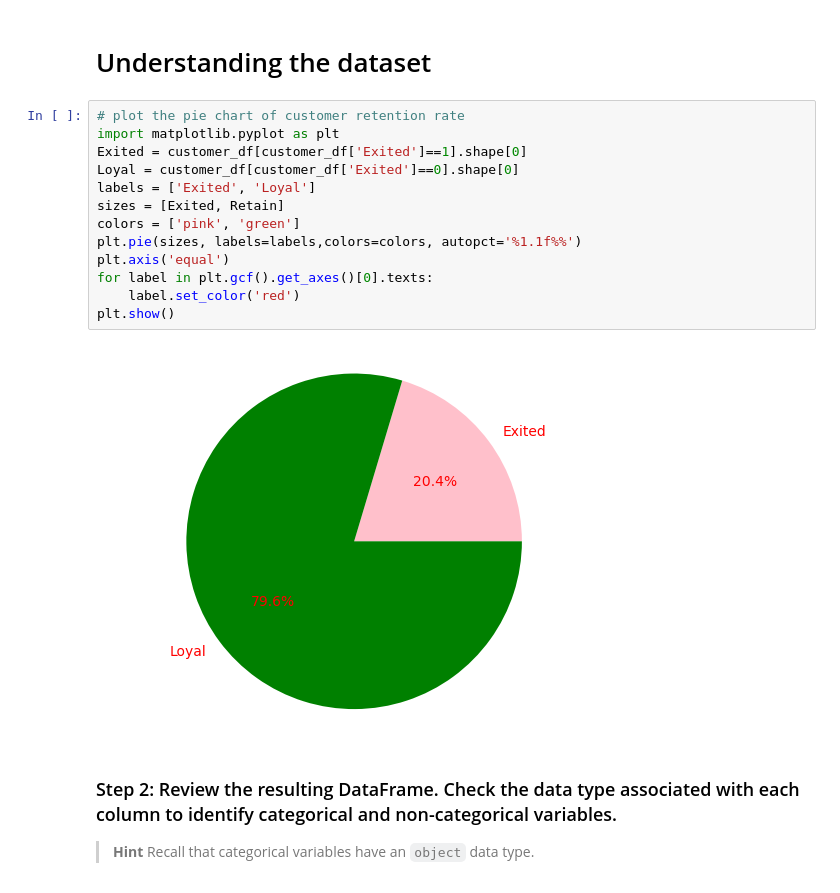
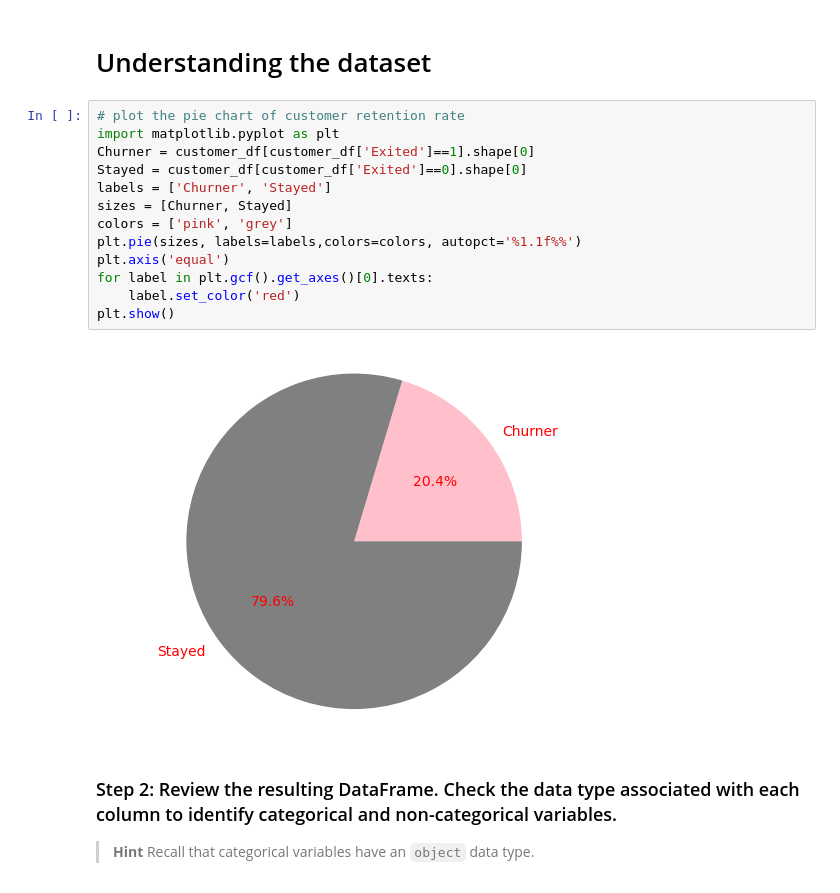
Before and after one commit to apakuki/FinTechBC-Project2, a Jupyter notebook: predicting_customer_attrition.ipynb, the cells around one changed output. Drawn from its saved outputs; the diff is of its cells as text.

```diff
--- a/predicting_customer_attrition.ipynb
+++ b/predicting_customer_attrition.ipynb
@@ -84,18 +84,18 @@ dtype: int64
 # %%
 # plot the pie chart of customer retention rate
 import matplotlib.pyplot as plt
-Exited = customer_df[customer_df['Exited']==1].shape[0]
-Loyal = customer_df[customer_df['Exited']==0].shape[0]
-labels = ['Exited', 'Loyal']
-sizes = [Exited, Retain]
-colors = ['pink', 'green']
+Churner = customer_df[customer_df['Exited']==1].shape[0]
+Stayed = customer_df[customer_df['Exited']==0].shape[0]
+labels = ['Churner', 'Stayed']
+sizes = [Churner, Stayed]
+colors = ['pink', 'grey']
 plt.pie(sizes, labels=labels,colors=colors, autopct='%1.1f%%')
 plt.axis('equal')
 for label in plt.gcf().get_axes()[0].texts:
     label.set_color('red')
 plt.show()
 # %% [output]
-[figure, old version]
+[figure, new version]
 # %% [markdown]
 ### Step 2: Review the resulting DataFrame. Check the data type associated with each column to identify categorical and non-categorical variables.
 
```
Also changed, not shown: parts of 19 cells of this notebook.
